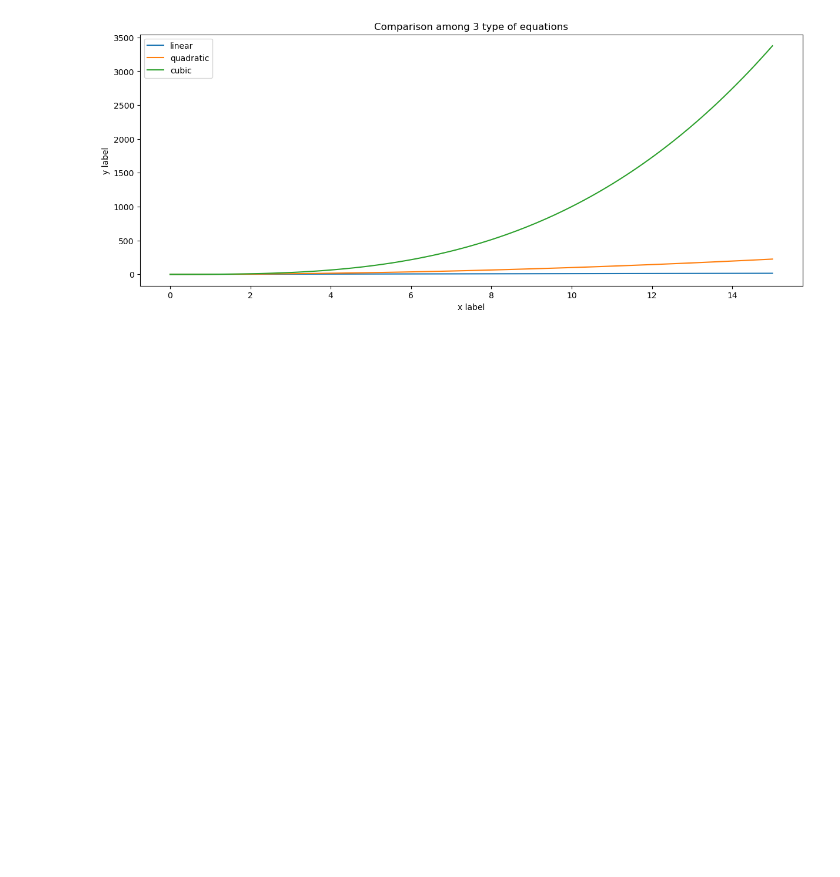
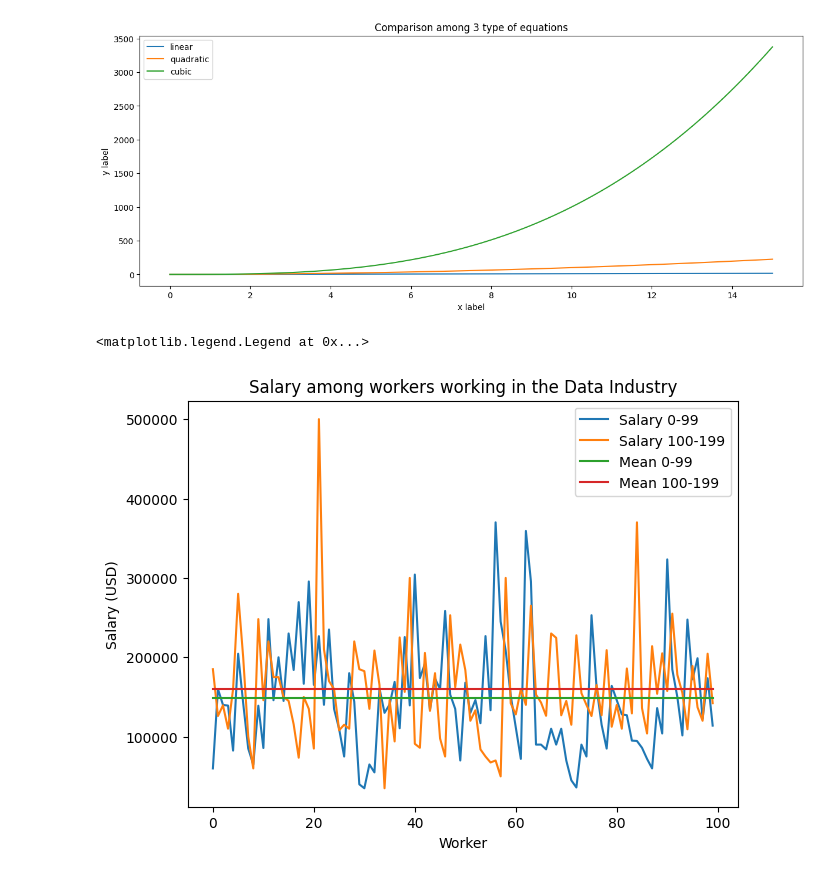
Before and after one commit to pth3231/data-visualization, a Jupyter notebook: basic.ipynb, the cells around one changed output. Saved outputs shown, nothing was run; the diff lists cells and outputs as text; code cells hidden in the pictures; blank space fills up the shorter version.

Commit message:
Add ds salaries, update some visual

```diff
--- a/basic.ipynb
+++ b/basic.ipynb
@@ -55,3 +55,23 @@ ax.legend()
 # %% [output]
 <matplotlib.legend.Legend at 0x...>
 [figure]
+# %%
+X = pd.read_csv("./data/v4_Latest_Data_Science_Salaries.csv")
+salary = X["Salary"].to_numpy()
+id = [i for i in range(0, len(salary))]
+
+fig, ax = plt.subplots(1, 1,
+                       layout='constrained')
+
+ax.plot(id[:100], salary[:100], label='Salary 0-99')
+ax.plot(id[:100], salary[100:200], label="Salary 100-199")
+ax.plot(id[:100], [salary[:100].sum()/len(salary[:100]) for _ in range(100)], label="Mean 0-99")
+ax.plot(id[:100], [salary[100:200].sum()/len(salary[100:200]) for _ in range(100)], label="Mean 100-199")
+ax.set_title("Salary among workers working in the Data Industry")
+ax.set_xlabel("Worker")
+ax.set_ylabel("Salary (USD)")
+
+ax.legend()
+# %% [output]
+<matplotlib.legend.Legend at 0x...>
+[figure, added]
```
Also changed, not shown: parts of 1 cell of this notebook, 1 other file.
